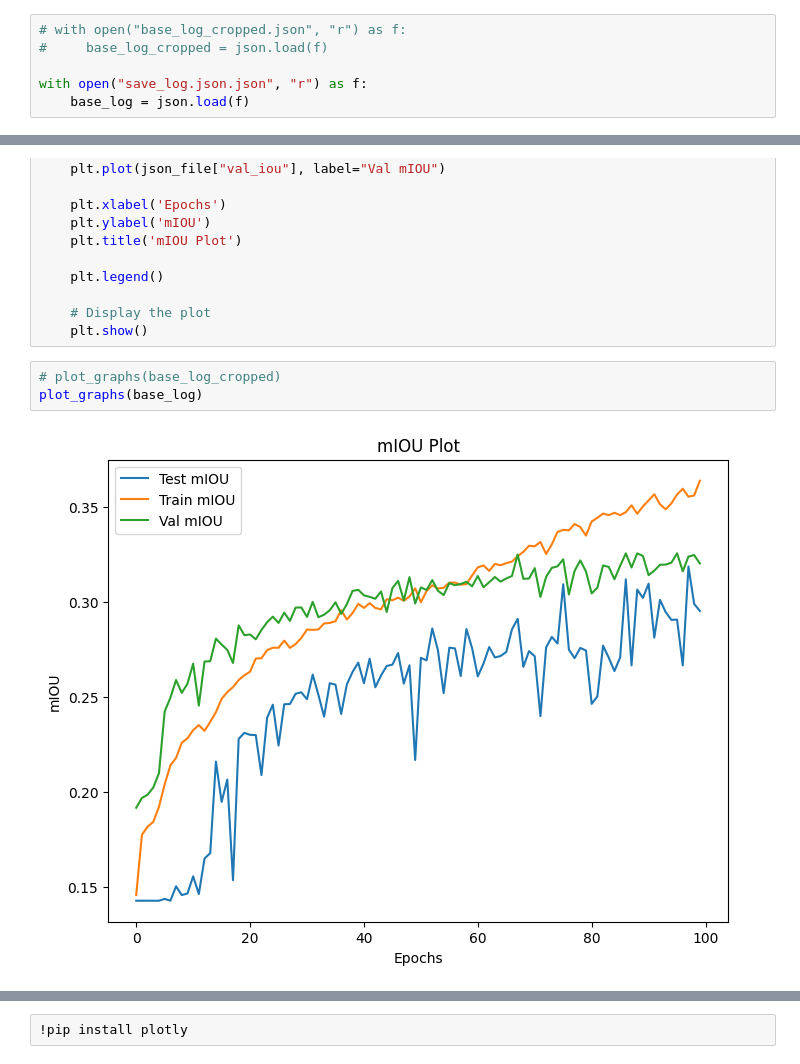
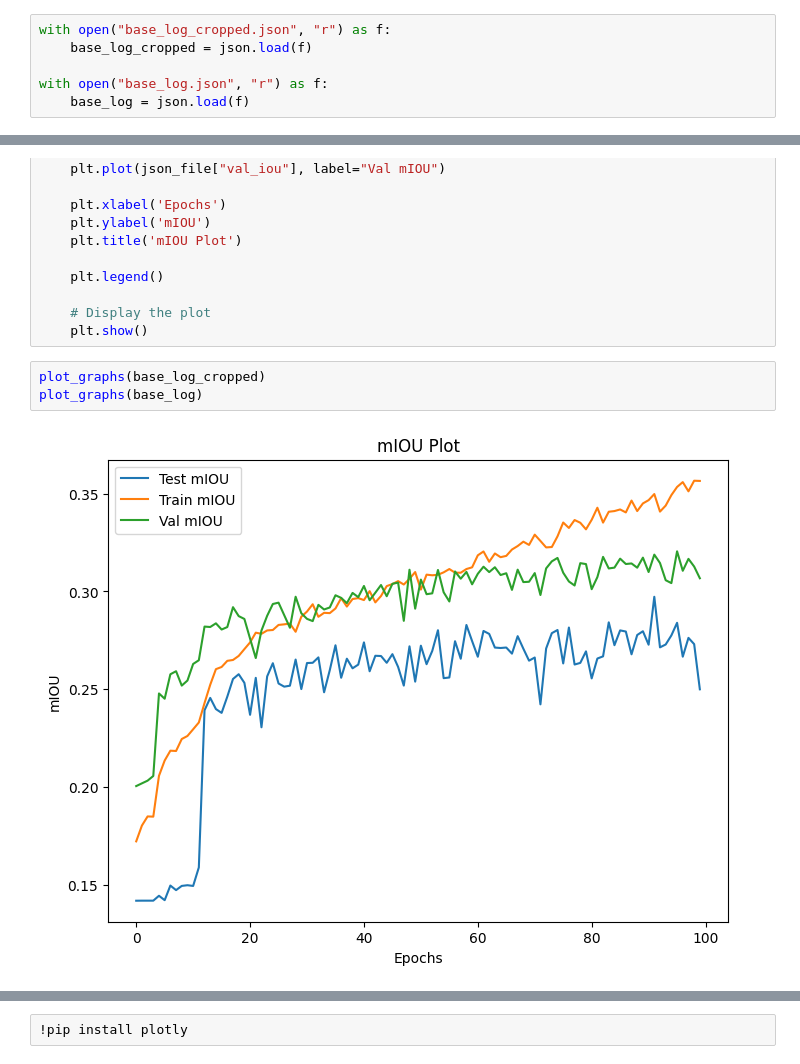
Before and after one commit to yakhyo/defect-det, a Jupyter notebook: compare_logs.ipynb, the cells around one changed output, grey strips where cells are left out. Drawn from its saved outputs; the diff is of its cells as text.

```diff
--- a/compare_logs.ipynb
+++ b/compare_logs.ipynb
@@ -3,10 +3,10 @@ import os
 import json
 import matplotlib.pyplot as plt
 # %%
-# with open("base_log_cropped.json", "r") as f:
-#     base_log_cropped = json.load(f)
+with open("base_log_cropped.json", "r") as f:
+    base_log_cropped = json.load(f)
 
-with open("save_log.json.json", "r") as f:
+with open("base_log.json", "r") as f:
     base_log = json.load(f)
 # %%
 def plot_graphs(json_file):
@@ -24,7 +24,7 @@ def plot_graphs(json_file):
     # Display the plot
     plt.show()
 # %%
-# plot_graphs(base_log_cropped)
+plot_graphs(base_log_cropped)
 plot_graphs(base_log)
 # %% [output]
-[figure, old version]
+[figure, new version]
```
Also changed, not shown: parts of 6 cells of this notebook, 9 other files.
